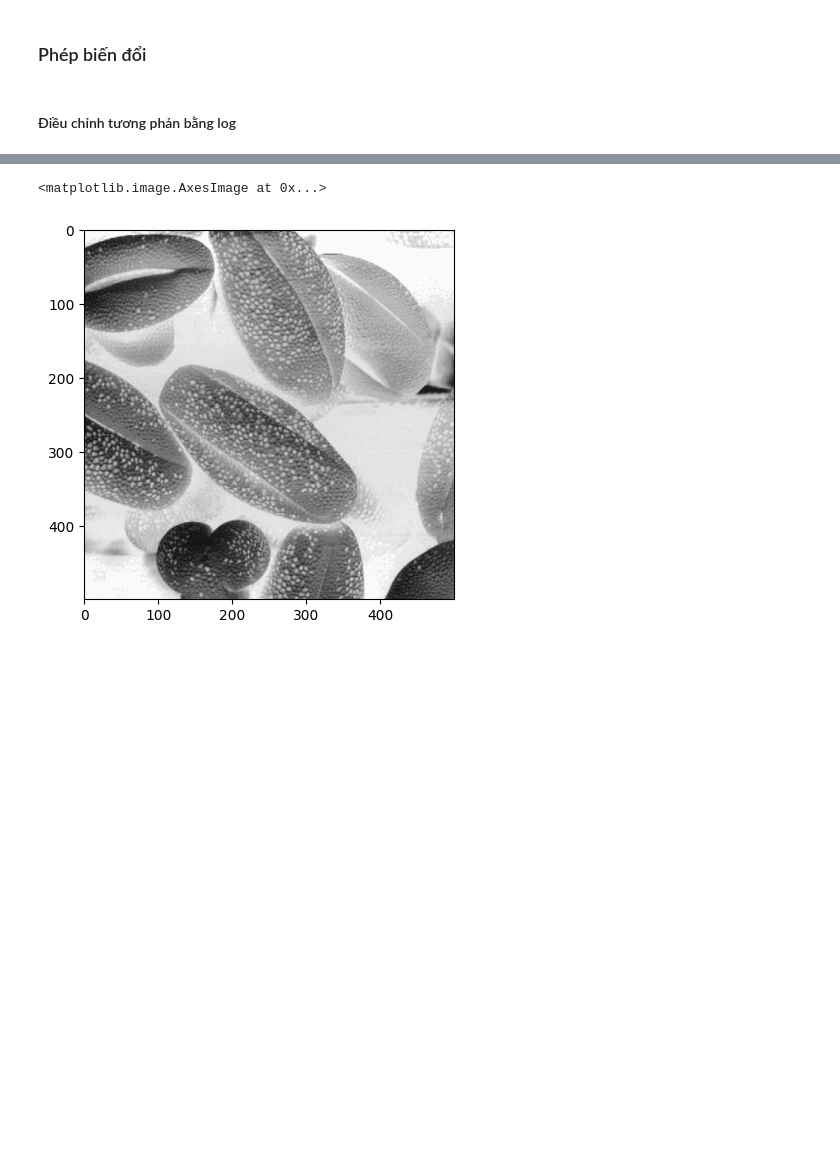
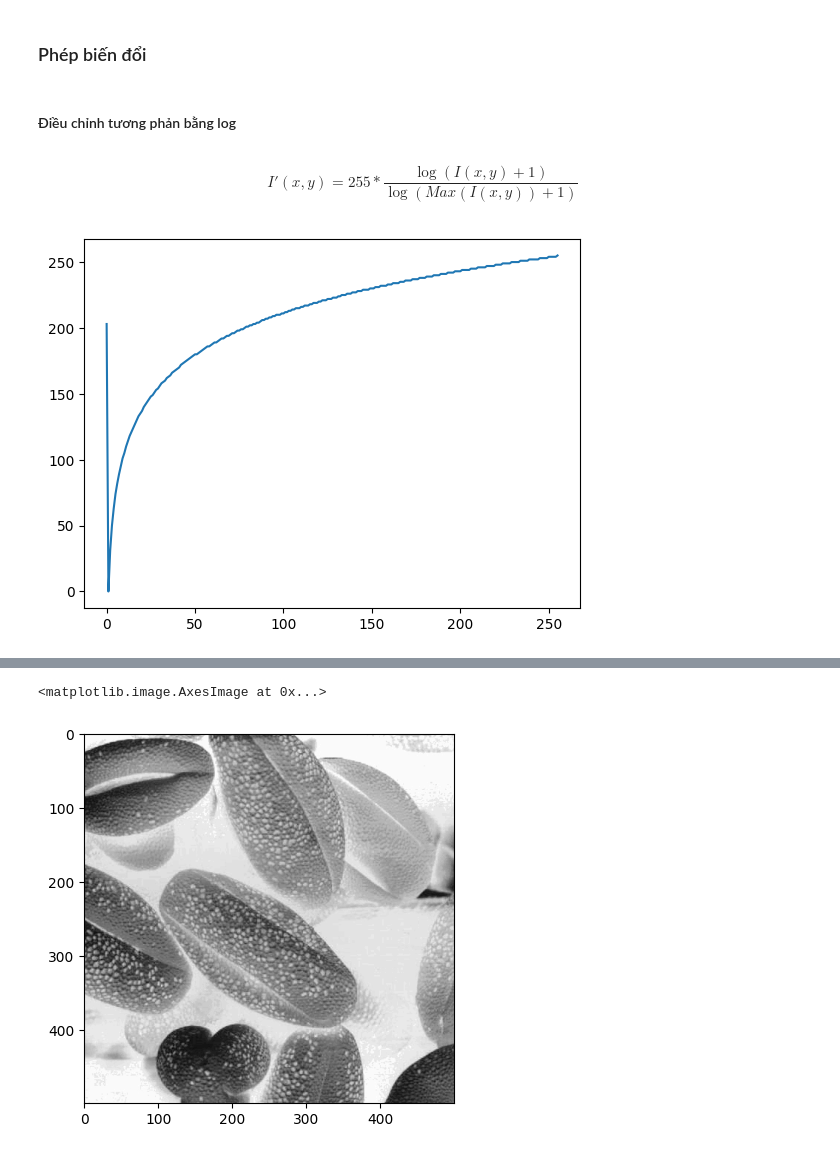
Before and after one commit to Minhdd1413/Image_Processing, a Jupyter notebook: Week2.ipynb, the cells around one changed output, grey strips where cells are left out. Drawn from its saved outputs; the diff is of its cells as text; code cells hidden in the pictures; blank space fills up the shorter version.

```diff
--- a/Week2.ipynb
+++ b/Week2.ipynb
@@ -6,4 +6,6 @@ import matplotlib.pyplot as plt
 import cv2
 # %% [markdown]
 #### Điều chỉnh tương phản bằng log
+# %% [markdown]
+$$I'(x, y) = 255 * \frac{\log(I(x,y)+1)}{\log(Max(I(x,y))+1)}$$
 # %%
@@ -13,2 +15,10 @@ def logarit(img):
+# %%
+# plot the function
+x = np.arange(0, 256, 1)
+y = logarit(x, 0.0012)
+plt.plot(x, y)
+plt.show()
+# %% [output]
+[figure, added]
 # %%
 # test
```
Also changed, not shown: parts of 15 cells of this notebook, 1 other file.
